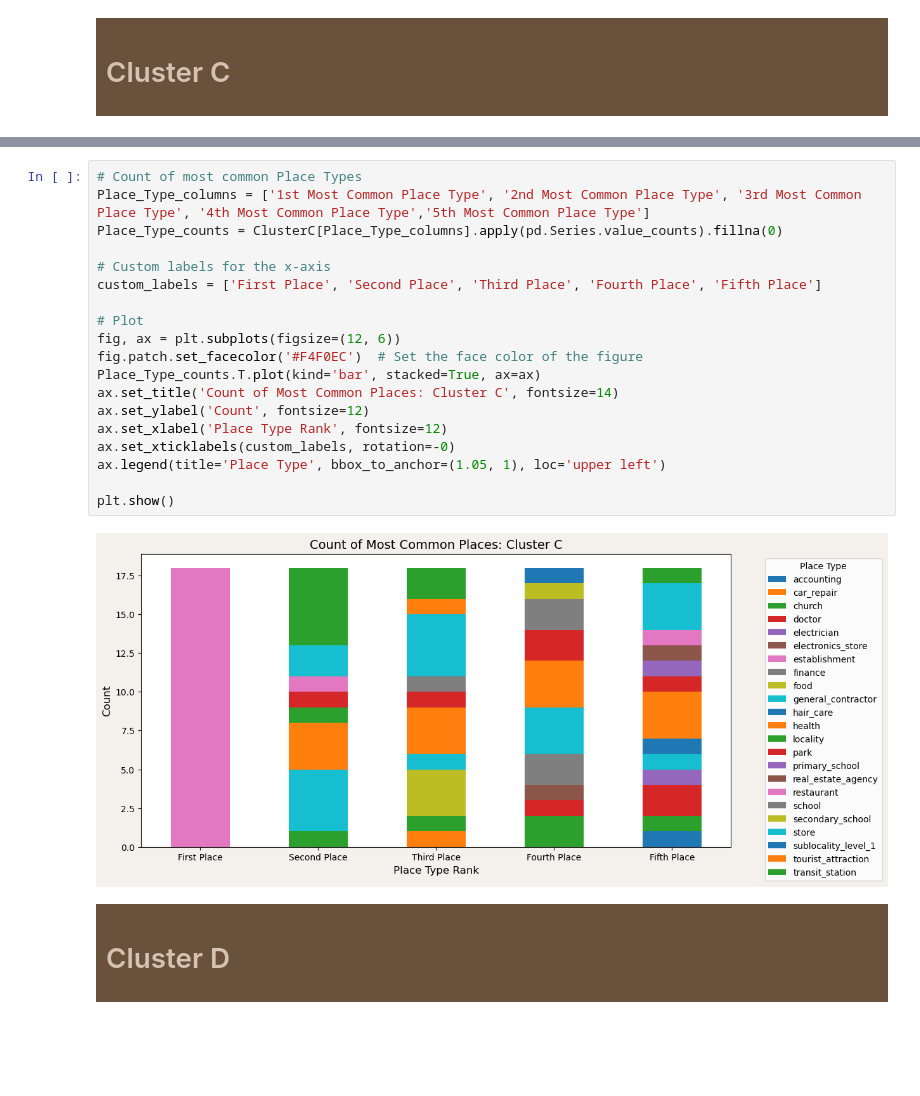
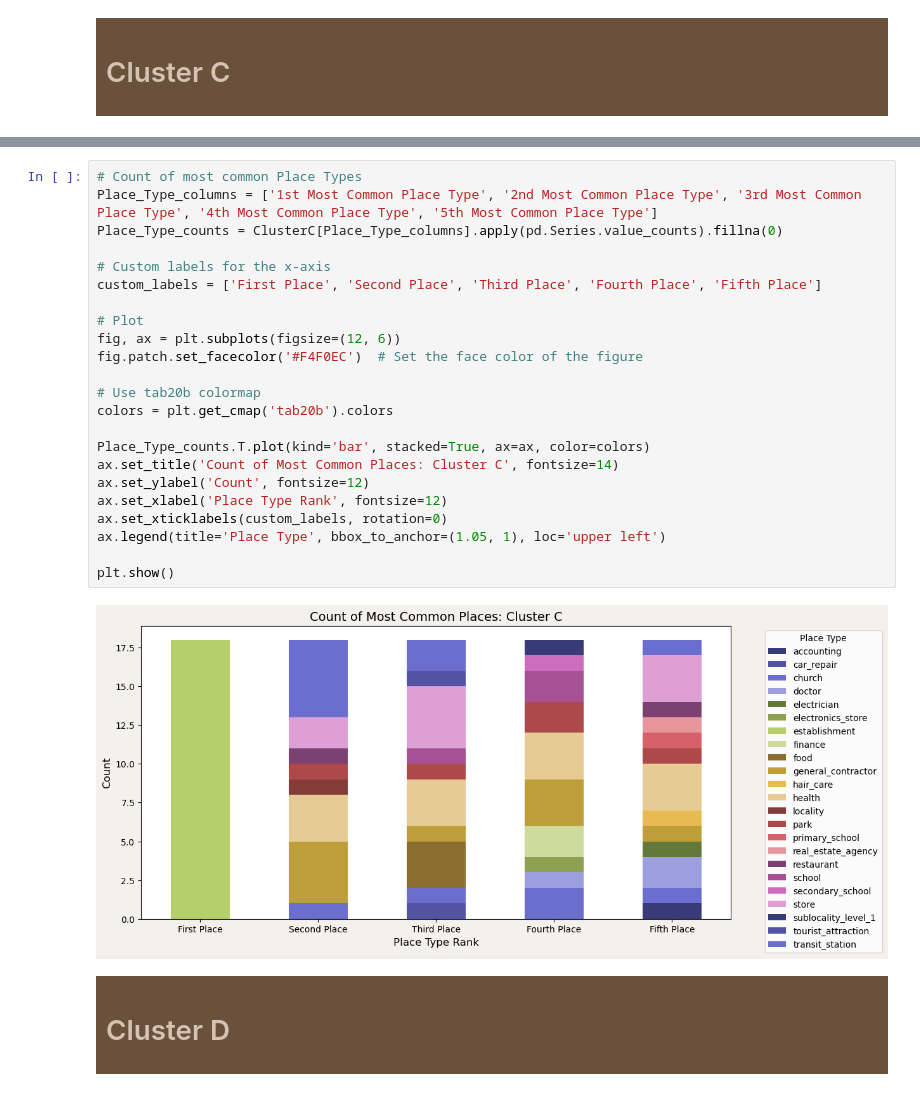
Before and after one commit to Dhruvi267/Market_segment, a Jupyter notebook: market-segmentationV3.ipynb, the cells around one changed output, grey strips where cells are left out. Drawn from its saved outputs; the diff is of its cells as text; blank space fills up the shorter version.

```diff
--- a/market-segmentationV3.ipynb
+++ b/market-segmentationV3.ipynb
@@ -1266,25 +1274,29 @@ ClusterC
 | 17 | M8V | Etobicoke | New Toronto / Mimico South / Humb... | 44144.0 | 61120.0 | 0 | establishment | ... |
 # %%
 # Count of most common Place Types
-Place_Type_columns = ['1st Most Common Place Type', '2nd Most Common Place Type', '3rd Most Common Place Type', '4th Most Common Place Type','5th Most Common Place Type']
+Place_Type_columns = ['1st Most Common Place Type', '2nd Most Common Place Type', '3rd Most Common Place Type', '4th Most Common Place Type', '5th Most Common Place Type']
 Place_Type_counts = ClusterC[Place_Type_columns].apply(pd.Series.value_counts).fillna(0)
 
 # Custom labels for the x-axis
 custom_labels = ['First Place', 'Second Place', 'Third Place', 'Fourth Place', 'Fifth Place']
 
 # Plot
 fig, ax = plt.subplots(figsize=(12, 6))
 fig.patch.set_facecolor('#F4F0EC')  # Set the face color of the figure
-Place_Type_counts.T.plot(kind='bar', stacked=True, ax=ax)
+
+# Use tab20b colormap
+colors = plt.get_cmap('tab20b').colors
+
+Place_Type_counts.T.plot(kind='bar', stacked=True, ax=ax, color=colors)
 ax.set_title('Count of Most Common Places: Cluster C', fontsize=14)
 ax.set_ylabel('Count', fontsize=12)
 ax.set_xlabel('Place Type Rank', fontsize=12)
-ax.set_xticklabels(custom_labels, rotation=-0)
+ax.set_xticklabels(custom_labels, rotation=0)
 ax.legend(title='Place Type', bbox_to_anchor=(1.05, 1), loc='upper left')
 
 plt.show()
 # %% [output]
-[figure, old version]
+[figure, new version]
 # %% [markdown]
 <div style="background-color: #6a513b; padding: 10px;">
    <h1 style="color: #d4c2b2;">Cluster D </h1>
```
Also changed, not shown: parts of 10 cells of this notebook.
